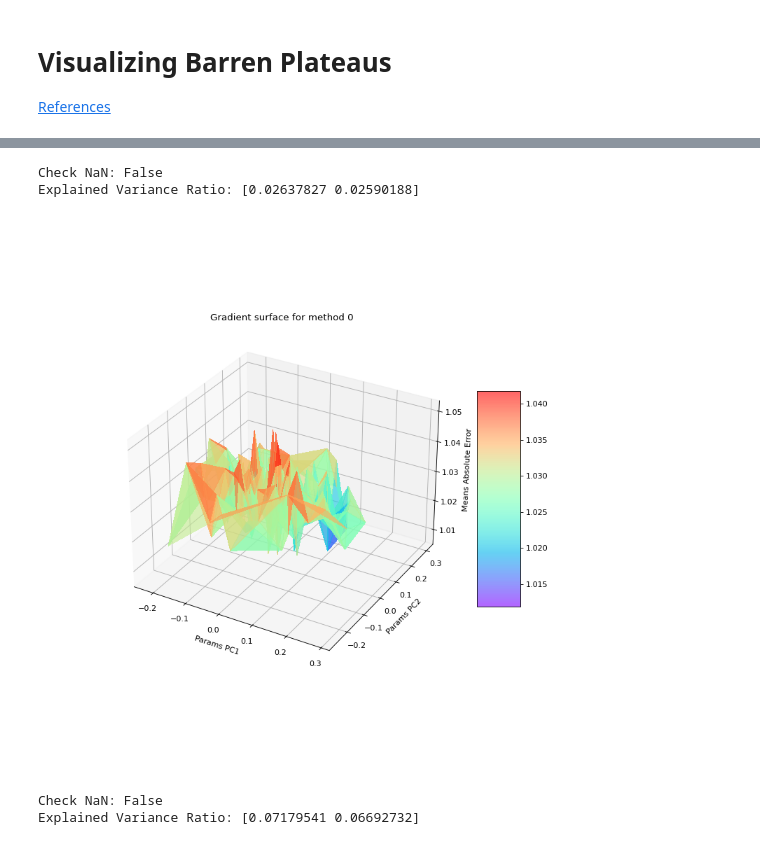
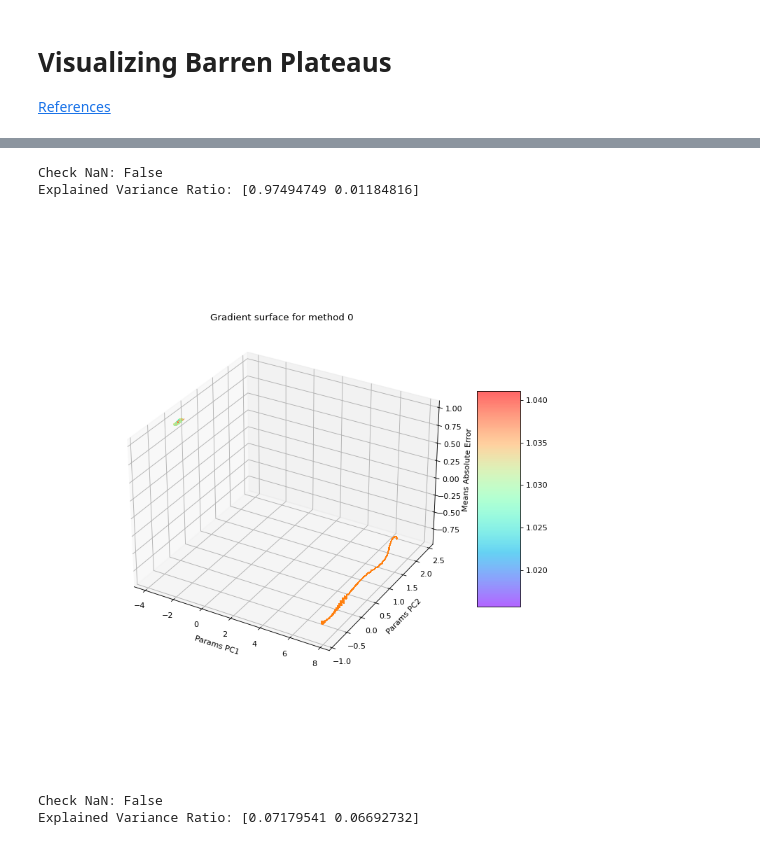
Before and after one commit to NNCT2904/VQA-Notes-v2, a Jupyter notebook: BP_visualization_example.ipynb, the cells around one changed output, grey strips where cells are left out. Drawn from its saved outputs; the diff is of its cells as text; code cells hidden in the pictures.

Commit message:
plot 3d v3.5, quite hard to plot the line

```diff
--- a/BP_visualization_example.ipynb
+++ b/BP_visualization_example.ipynb
@@ -33,17 +33,24 @@ from Components.utils import *
 surface0 = pd.read_csv('Logs-Cancer-v4/m0/LossFunctionSurface.csv', index_col=0)
 path0 = pd.read_csv('Logs-Cancer-v4/m0/m0-0-Weights.csv', index_col=0)
 path0[path0.shape[1]] = pd.read_csv('Logs-Cancer-v4/m0/m0-0-LossFunction.csv', index_col=0)
-surface0.reset_index(drop=True, inplace=True)
-path0.reset_index(drop=True, inplace=True)
+# Drop column names so we can concat()...
+surface0 = surface0.transpose().reset_index(drop=True).transpose()
+path0 = path0.transpose().reset_index(drop=True).transpose()
 
 surface1 = pd.read_csv('Logs-Cancer-v4/m1/LossFunctionSurface.csv', index_col=0)
 path1 = pd.read_csv('Logs-Cancer-v4/m1/m1-0-Weights.csv', index_col=0)
 path1[path1.shape[1]] = pd.read_csv('Logs-Cancer-v4/m1/m1-0-LossFunction.csv', index_col=0)
+surface1 = surface1.transpose().reset_index(drop=True).transpose()
+path1 = path1.transpose().reset_index(drop=True).transpose()
 
 surface2 = pd.read_csv('Logs-Cancer-v4/m2/LossFunctionSurface.csv', index_col=0)
 path2 = pd.read_csv('Logs-Cancer-v4/m2/m2-0-Weights.csv', index_col=0)
 path2[path2.shape[1]] = pd.read_csv('Logs-Cancer-v4/m2/m2-0-LossFunction.csv', index_col=0)
+surface2 = surface2.transpose().reset_index(drop=True).transpose()
+path2 = path2.transpose().reset_index(drop=True).transpose()
 
 surface3 = pd.read_csv('Logs-Cancer-v4/m3/LossFunctionSurface.csv', index_col=0)
 path3 = pd.read_csv('Logs-Cancer-v4/m3/m3-0-Weights.csv', index_col=0)
 path3[path3.shape[1]] = pd.read_csv('Logs-Cancer-v4/m3/m3-0-LossFunction.csv', index_col=0)
+surface3 = surface3.transpose().reset_index(drop=True).transpose()
+path3 = path3.transpose().reset_index(drop=True).transpose()
@@ -165,11 +122,11 @@ def plot_surface(surface:pd.DataFrame, path=None, title = None, dpi = 80):
     plt.show()
 # %%
 %matplotlib widget
-plot_surface(surface0, title='Gradient surface for method 0')
+plot_surface(surface0, path=path0, title='Gradient surface for method 0')
 # %% [output]
 Check NaN: False
-Explained Variance Ratio: [0.02637827 0.02590188]
+Explained Variance Ratio: [0.97494749 0.01184816]
-[figure, old version]
+[figure, new version]
 # %%
 %matplotlib widget
 plot_surface(surface1, title='Gradient surface for method 1')
```
Also changed, not shown: parts of 4 cells of this notebook.
